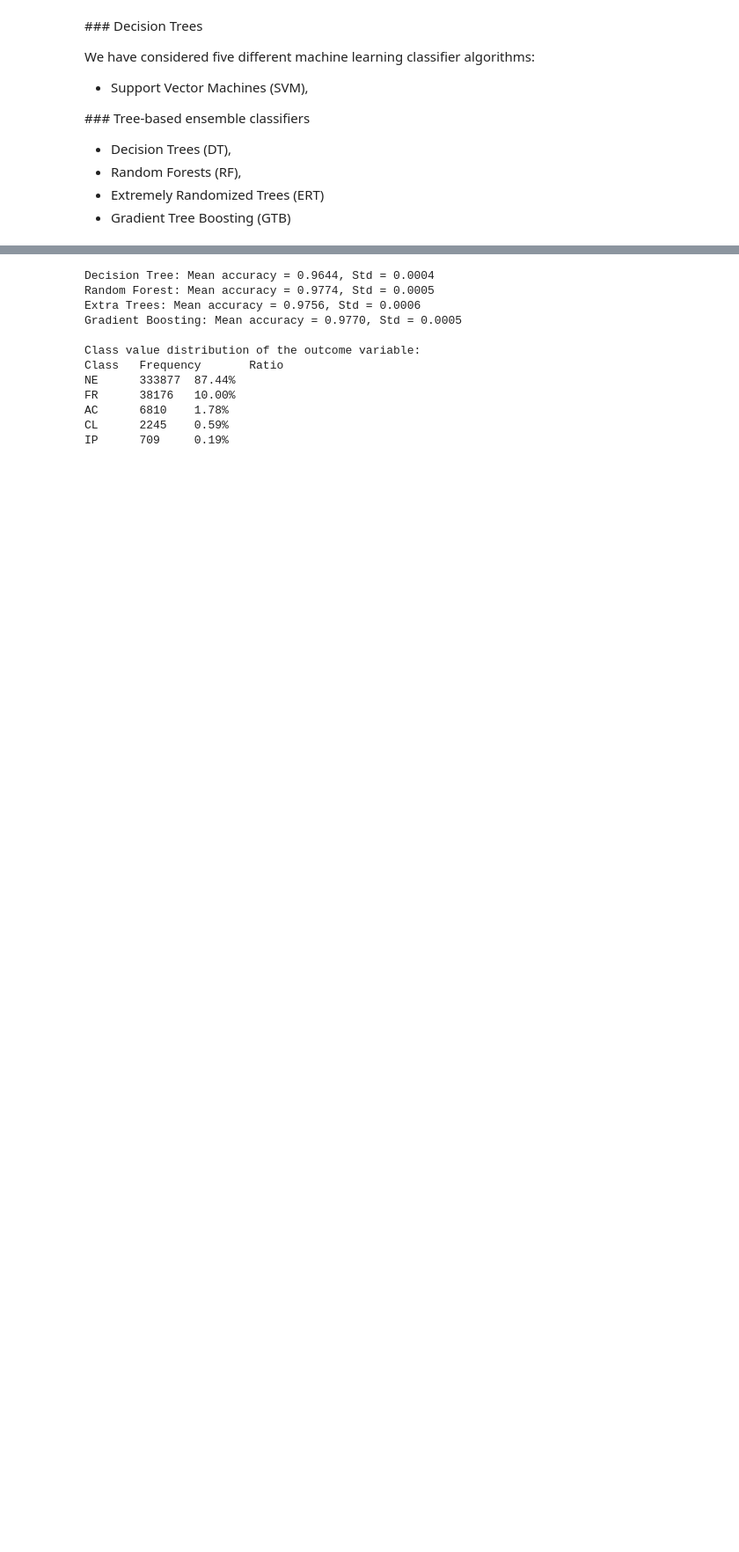
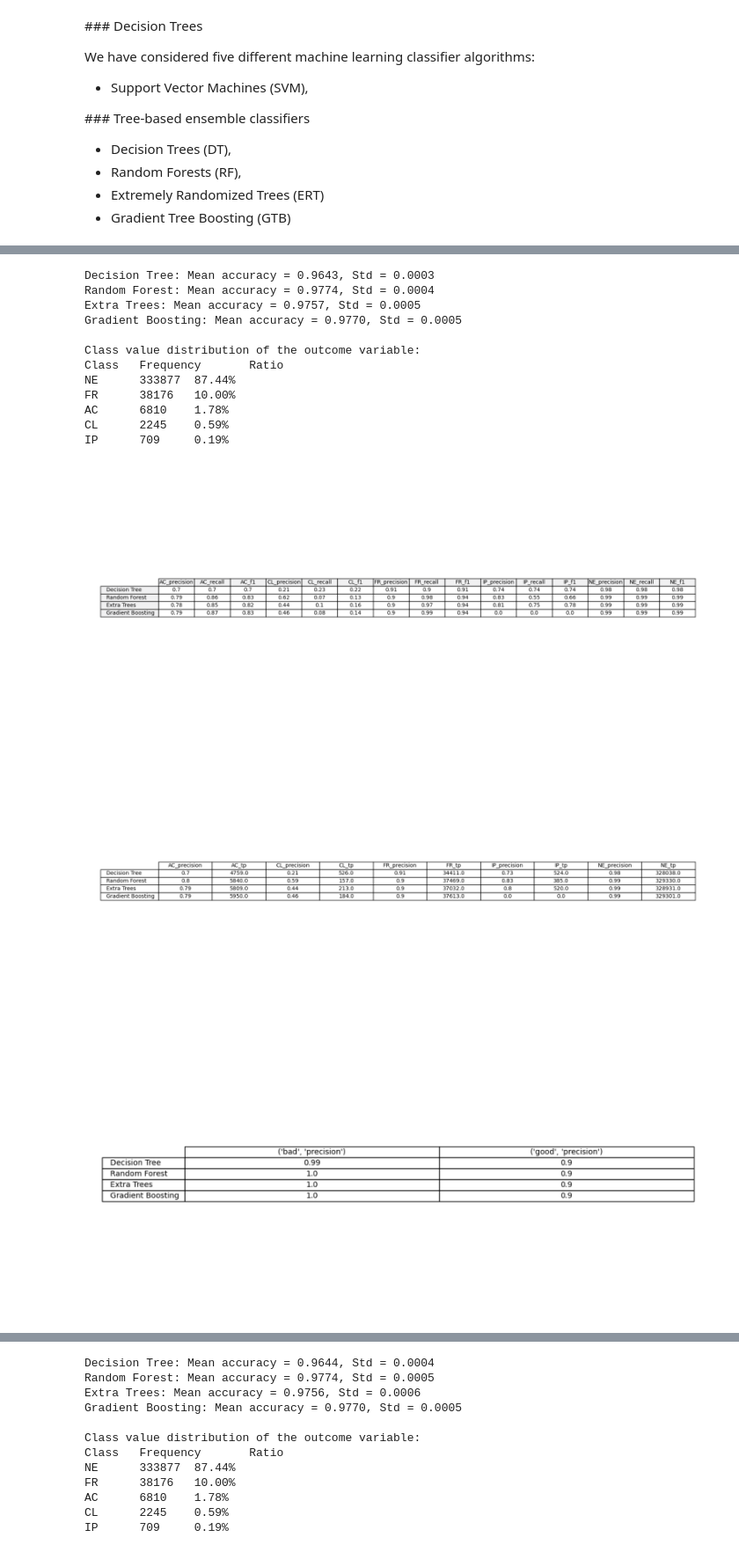
Before and after one commit to Siralde/screening-master, a Jupyter notebook: Screening.ipynb, the cells around one changed output, grey strips where cells are left out. Shown: that part at 88% size. Cells and saved outputs as stored; diff of their text form; code cells hidden in the pictures; blank space fills up the shorter version.

Commit message:
Trained 400k data and added more statistics to screening notebook

```diff
--- a/Screening.ipynb
+++ b/Screening.ipynb
@@ -1235,2 +1624,63 @@ IP      709     0.19%
 
 Results and variables have been saved to 'model_results.pkl'
+# %%
+import pickle
+from io import BytesIO
+from PIL import Image
+import matplotlib.pyplot as plt
+
+# Load the data from the pickle file
+with open('model_results.pkl', 'rb') as file:
+    data = pickle.load(file)
+
+# Extract the dictionary and images
+data_dict = data['data_dict']
+image1 = data['image1']
+image2 = data['image2']
+image3 = data['image3']
+image4 = data['image4']
+
+results = data_dict['results']
+outcome_distribution = data_dict['outcome_distribution']
+classes = data_dict['classes']
+
+# Print saved results
+for clf_name, result in results.items():
+    print(f"{clf_name}: Mean accuracy = {result['mean_accuracy']:.4f}, Std = {result['std_accuracy']:.4f}")
+
+# Print saved outcome distribution
+print("\nClass value distribution of the outcome variable:")
+print("Class\tFrequency\tRatio")
+for cls, stats in outcome_distribution.items():
+    print(f"{cls}\t{stats['count']}\t{stats['ratio']:.2f}%")
+
+# Function to display an image from a BytesIO object with higher quality
+def display_image(image_bytes, dpi=300):
+    image_bytes.seek(0)  # Ensure the BytesIO object is at the start
+    image = Image.open(image_bytes)
+    plt.figure(dpi=dpi)
+    plt.imshow(image)
+    plt.axis('off')
+    plt.show()
+
+# Display the images with higher quality
+display_image(image1)
+display_image(image2)
+display_image(image3)
+display_image(image4, 600)
+# %% [output]
+Decision Tree: Mean accuracy = 0.9643, Std = 0.0003
+Random Forest: Mean accuracy = 0.9774, Std = 0.0004
+Extra Trees: Mean accuracy = 0.9757, Std = 0.0005
+Gradient Boosting: Mean accuracy = 0.9770, Std = 0.0005
+
+Class value distribution of the outcome variable:
+Class   Frequency       Ratio
+NE      333877  87.44%
+FR      38176   10.00%
+AC      6810    1.78%
+CL      2245    0.59%
+IP      709     0.19%
+[figure, added]
+[figure, added]
+[figure, added]
```
Also changed, not shown: parts of 8 cells of this notebook, 3 other files.
